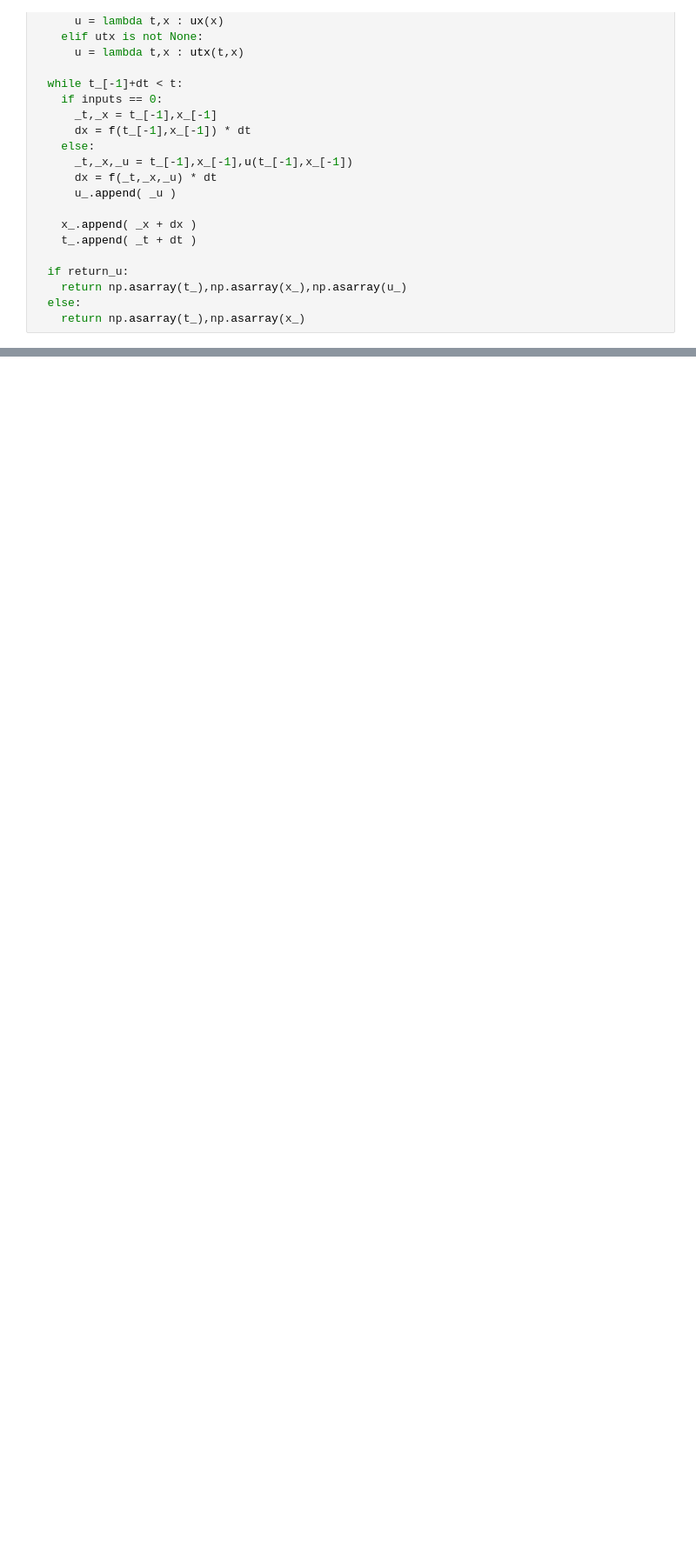
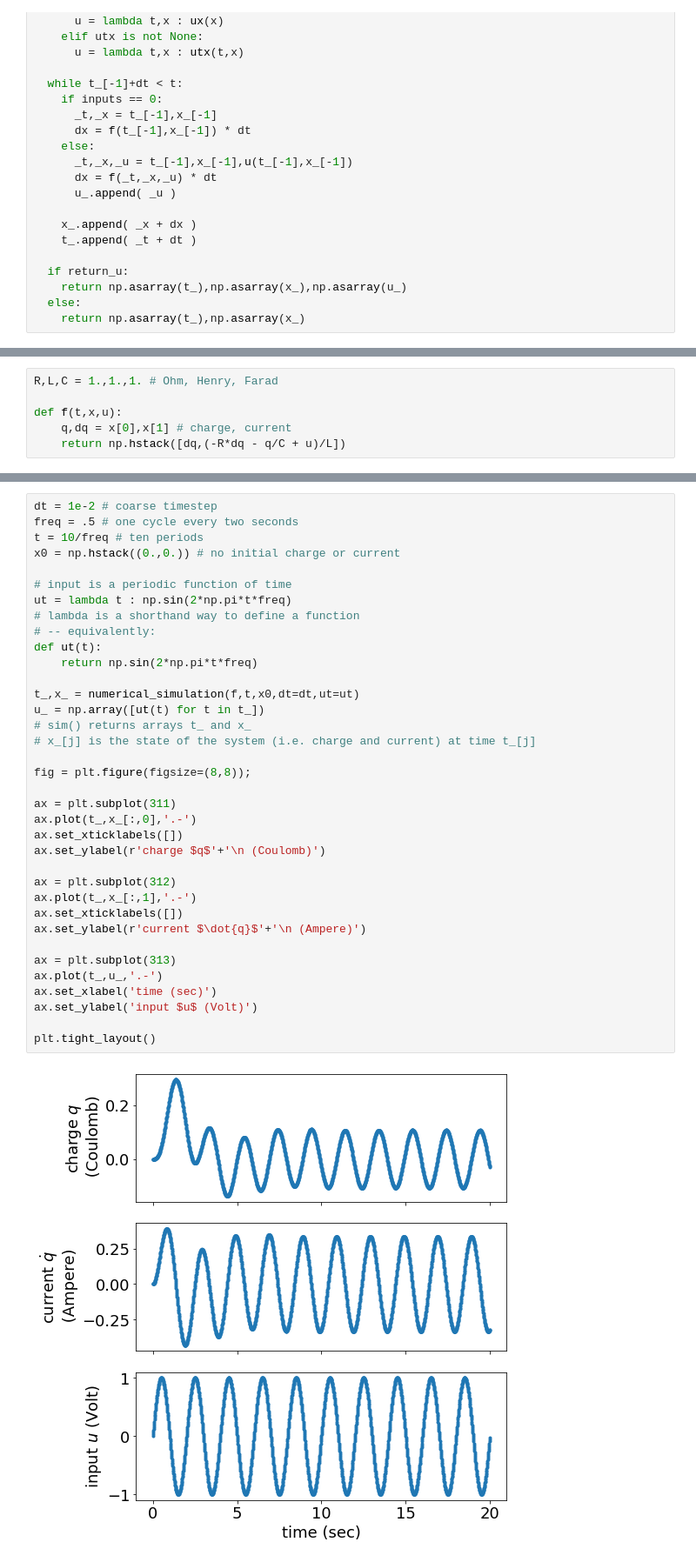
Before and after one commit to sburden/547-21wi, a Jupyter notebook: 547_lec.ipynb, the cells around one changed output, grey strips where cells are left out. Shown at 87% size. Drawn from its saved outputs; the diff is of its cells as text; blank space fills up the shorter version.

```diff
--- a/547_lec.ipynb
+++ b/547_lec.ipynb
@@ -191,0 +671,6 @@ def numerical_simulation(f,t,x,t0=0.,dt=1e-4,ut=None,ux=None,utx=None,return_u=F
+# %%
+R,L,C = 1.,1.,1. # Ohm, Henry, Farad
+
+def f(t,x,u):
+    q,dq = x[0],x[1] # charge, current
+    return np.hstack([dq,(-R*dq - q/C + u)/L])
@@ -191,0 +679,38 @@ def numerical_simulation(f,t,x,t0=0.,dt=1e-4,ut=None,ux=None,utx=None,return_u=F
+# %%
+dt = 1e-2 # coarse timestep
+freq = .5 # one cycle every two seconds
+t = 10/freq # ten periods
+x0 = np.hstack((0.,0.)) # no initial charge or current
+
+# input is a periodic function of time
+ut = lambda t : np.sin(2*np.pi*t*freq)
+# lambda is a shorthand way to define a function
+# -- equivalently:
+def ut(t):
+    return np.sin(2*np.pi*t*freq)
+
+t_,x_ = numerical_simulation(f,t,x0,dt=dt,ut=ut)
+u_ = np.array([ut(t) for t in t_])
+# sim() returns arrays t_ and x_
+# x_[j] is the state of the system (i.e. charge and current) at time t_[j]
+
+fig = plt.figure(figsize=(8,8));
+
+ax = plt.subplot(311)
+ax.plot(t_,x_[:,0],'.-')
+ax.set_xticklabels([])
+ax.set_ylabel(r'charge $q$'+'\n (Coulomb)')
+
+ax = plt.subplot(312)
+ax.plot(t_,x_[:,1],'.-')
+ax.set_xticklabels([])
+ax.set_ylabel(r'current $\dot{q}$'+'\n (Ampere)')
+
+ax = plt.subplot(313)
+ax.plot(t_,u_,'.-')
+ax.set_xlabel('time (sec)')
+ax.set_ylabel('input $u$ (Volt)')
+
+plt.tight_layout()
+# %% [output]
+[figure, added]
```
Also changed, not shown: parts of 46 cells of this notebook, 1 other file.
